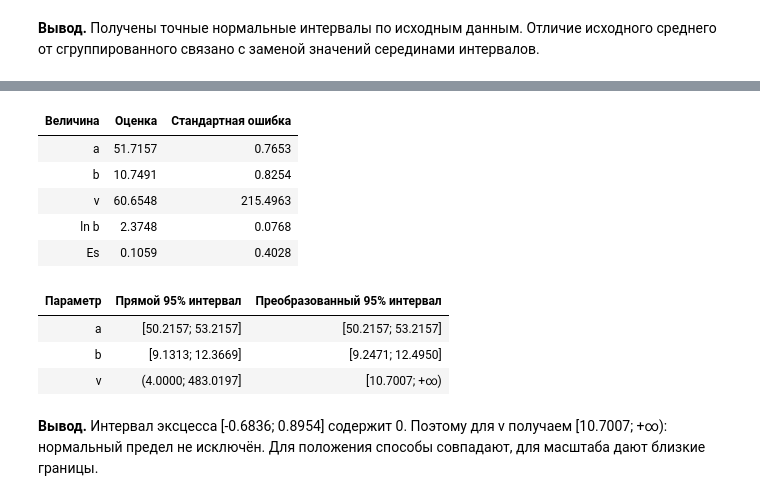
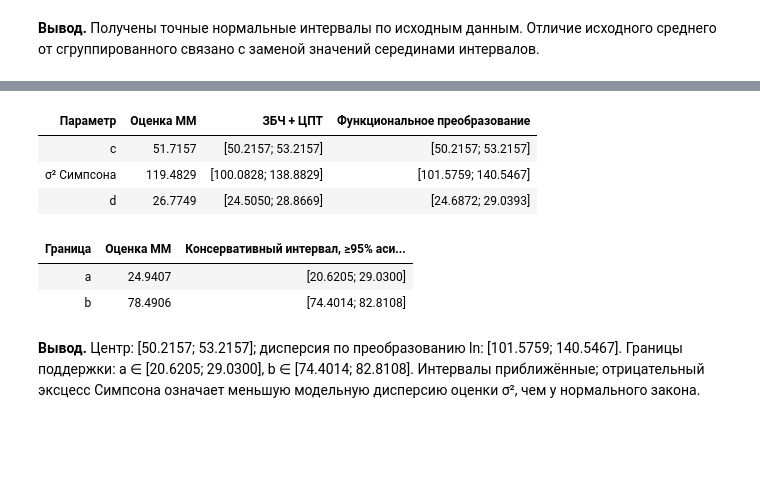
Before and after one commit to Crocron4ik/mathstat_lab1, a Jupyter notebook: mathstat_variant18.ipynb, the cells around one changed output, grey strips where cells are left out. Cells and saved outputs as stored; diff of their text form; code cells hidden in the pictures; blank space fills up the shorter version.

```diff
--- a/mathstat_variant18.ipynb
+++ b/mathstat_variant18.ipynb
@@ -981,47 +1018,42 @@ $$I_\nu^{(g)}=\begin{cases}[4+6/U;4+6/L],&L>0,\\{}[4+6/U;+\infty),&L\le0<U.\end{
 # %%
-assert nu_mm > 8
-centered_t = stats.t(df=nu_mm, scale=b_mm)
-# Чётные центральные моменты вычисляем аналитически, без численного интегрирования.
-cm = {0: 1.0, 1: 0.0, 3: 0.0, 5: 0.0, 7: 0.0}
-for j in range(1, 5):
-    odd_product = np.prod(np.arange(1, 2*j, 2, dtype=float))
-    cm[2*j] = b_mm**(2*j)*nu_mm**j*odd_product/np.prod(nu_mm-2*np.arange(1, j+1))
-v, q, e = dB, centralB[3], es
-Sigma = np.array([[v, 0, 0], [0, cm[4]-v**2, cm[6]-v*cm[4]],
-                  [0, cm[6]-v*cm[4], cm[8]-cm[4]**2]])
-e_v, e_q = -2*q/v**3, 1/v**2
-coef = -3/(2*(e+3)*(2*e+3))
-J = np.array([[1, 0, 0], [0, 1/(2*v)+coef*e_v, coef*e_q], [0, e_v, e_q]])
-se_t = np.sqrt(np.diag(J @ Sigma @ J.T)/nB)
-ci_a_mm = a_mm + np.array([-1, 1])*z*se_t[0]
-ci_b_mm = np.exp(np.log(b_mm) + np.array([-1, 1])*z*se_t[1])
-ci_es = e + np.array([-1, 1])*z*se_t[2]
-assert ci_es[1] > 0
-ci_nu_mm = np.array([4+6/ci_es[1], np.inf if ci_es[0] <= 0 else 4+6/ci_es[0]])
-se_b, se_nu = b_mm*se_t[1], 6/e**2*se_t[2]
-ci_b_direct = np.maximum(0, b_mm + np.array([-1, 1])*z*se_b)
-ci_nu_direct = np.maximum(4, nu_mm + np.array([-1, 1])*z*se_nu)
-table(pd.DataFrame({"Величина": ["a", "b", "ν", "ln b", "Es"],
-                    "Оценка": [a_mm, b_mm, nu_mm, np.log(b_mm), e],
-                    "Стандартная ошибка": [se_t[0], se_b, se_nu, se_t[1], se_t[2]]}))
-table(pd.DataFrame({"Параметр": ["a", "b", "ν"],
-                    "Прямой 95% интервал": [interval_text(ci_a_mm), interval_text(ci_b_direct, 0), interval_text(ci_nu_direct, 4)],
-                    "Преобразованный 95% интервал": [interval_text(ci_a_mm), interval_text(ci_b_mm), interval_text(ci_nu_mm)]}))
-note(f"**Вывод.** Интервал эксцесса {interval_text(ci_es)} содержит 0. "
-     f"Поэтому для ν получаем {interval_text(ci_nu_mm)}: нормальный предел не исключён. "
-     "Для положения способы совпадают, для масштаба дают близкие границы.")
+shape_variance = 7/5
+se_c_sim = np.sqrt(dB/nB)
+se_var_sim = dB*np.sqrt(shape_variance/nB)
+ci_c_sim = c_sim_mm + np.array([-1, 1])*z*se_c_sim
+ci_var_sim = np.maximum(0, dB + np.array([-1, 1])*z*se_var_sim)
+ci_var_sim_transform = dB*np.exp(np.array([-1, 1])*z*np.sqrt(shape_variance/nB))
+ci_d_sim = np.sqrt(6*ci_var_sim_transform)
+# Прямой перенос совместной области: два интервала уровня 97.5%.
+z_bonf = float(stats.norm.ppf(1-.05/4))
+ci_c_joint = c_sim_mm + np.array([-1, 1])*z_bonf*se_c_sim
+ci_var_joint = dB*np.exp(np.array([-1, 1])*z_bonf*np.sqrt(shape_variance/nB))
+ci_halfwidth_joint = np.sqrt(6*ci_var_joint)
+ci_a_sim = np.array([ci_c_joint[0]-ci_halfwidth_joint[1],
+                     ci_c_joint[1]-ci_halfwidth_joint[0]])
+ci_b_sim = np.array([ci_c_joint[0]+ci_halfwidth_joint[0],
+                     ci_c_joint[1]+ci_halfwidth_joint[1]])
+table(pd.DataFrame({"Параметр": ["c", "σ² Симпсона", "d"],
+                    "Оценка ММ": [c_sim_mm, dB, d_sim_mm],
+                    "ЗБЧ + ЦПТ": [interval_text(ci_c_sim), interval_text(ci_var_sim),
+                                   interval_text(np.sqrt(6*ci_var_sim))],
+                    "Функциональное преобразование": [interval_text(ci_c_sim),
+                        interval_text(ci_var_sim_transform), interval_text(ci_d_sim)]}))
+table(pd.DataFrame({"Граница": ["a", "b"], "Оценка ММ": [a_sim_mm, b_sim_mm],
+                    "Консервативный интервал, ≥95% асимптотически":
+                    [interval_text(ci_a_sim), interval_text(ci_b_sim)]}))
+note(f"**Вывод.** Центр: {interval_text(ci_c_sim)}; дисперсия по преобразованию ln: "
+     f"{interval_text(ci_var_sim_transform)}. Границы поддержки: a ∈ {interval_text(ci_a_sim)}, "
+     f"b ∈ {interval_text(ci_b_sim)}. Интервалы приближённые; отрицательный эксцесс Симпсона "
+     "означает меньшую модельную дисперсию оценки σ², чем у нормального закона.")
 # %% [output]
-| Величина | Оценка | Стандартная ошибка |
-| a | 51.7157 | 0.7653 |
-| b | 10.7491 | 0.8254 |
-| ν | 60.6548 | 215.4963 |
-| ln b | 2.3748 | 0.0768 |
-| Es | 0.1059 | 0.4028 |
+| Параметр | Оценка ММ | ЗБЧ + ЦПТ | Функциональное преобразование |
+| c | 51.7157 | [50.2157; 53.2157] | [50.2157; 53.2157] |
+| σ² Симпсона | 119.4829 | [100.0828; 138.8829] | [101.5759; 140.5467] |
+| d | 26.7749 | [24.5050; 28.8669] | [24.6872; 29.0393] |
-| Параметр | Прямой 95% интервал | Преобразованный 95% интервал |
-| a | [50.2157; 53.2157] | [50.2157; 53.2157] |
-| b | [9.1313; 12.3669] | [9.2471; 12.4950] |
-| ν | (4.0000; 483.0197] | [10.7007; +∞) |
+| Граница | Оценка ММ | Консервативный интервал, ≥95% аси... |
+| a | 24.9407 | [20.6205; 29.0300] |
+| b | 78.4906 | [74.4014; 82.8108] |
-**Вывод.** Интервал эксцесса [-0.6836; 0.8954] содержит 0. Поэтому для ν получаем [10.7007; +∞): нормальный предел не исключён. Для положения способы совпадают, для масштаба дают близкие границы.
+**Вывод.** Центр: [50.2157; 53.2157]; дисперсия по преобразованию ln: [101.5759; 140.5467]. Границы поддержки: a ∈ [20.6205; 29.0300], b ∈ [74.4014; 82.8108]. Интервалы приближённые; отрицательный эксцесс Симпсона означает меньшую модельную дисперсию оценки σ², чем у нормального закона.
 # %% [markdown]
 ### Теоретические характеристики и сравнение
 
```
Also changed, not shown: parts of 24 cells of this notebook.
